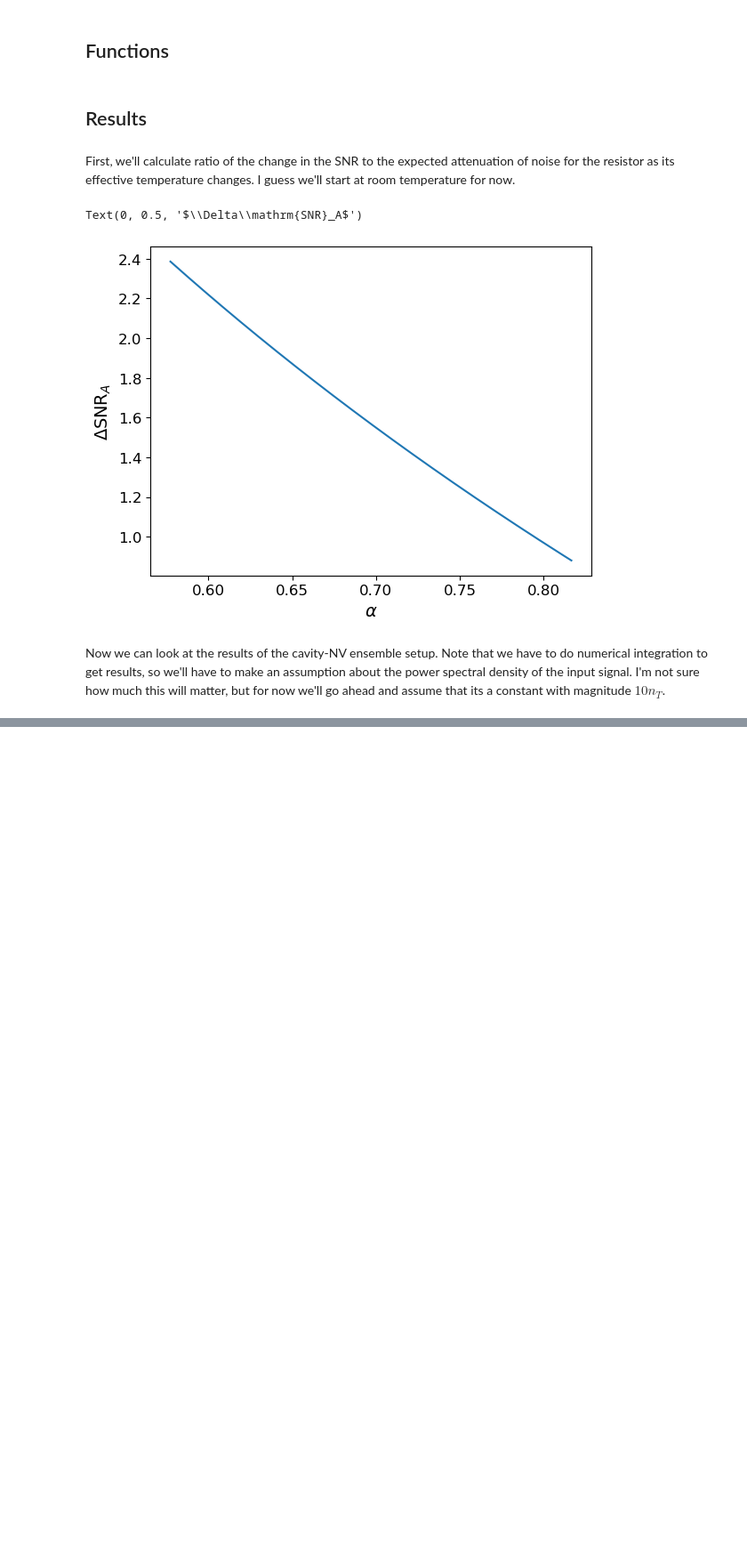
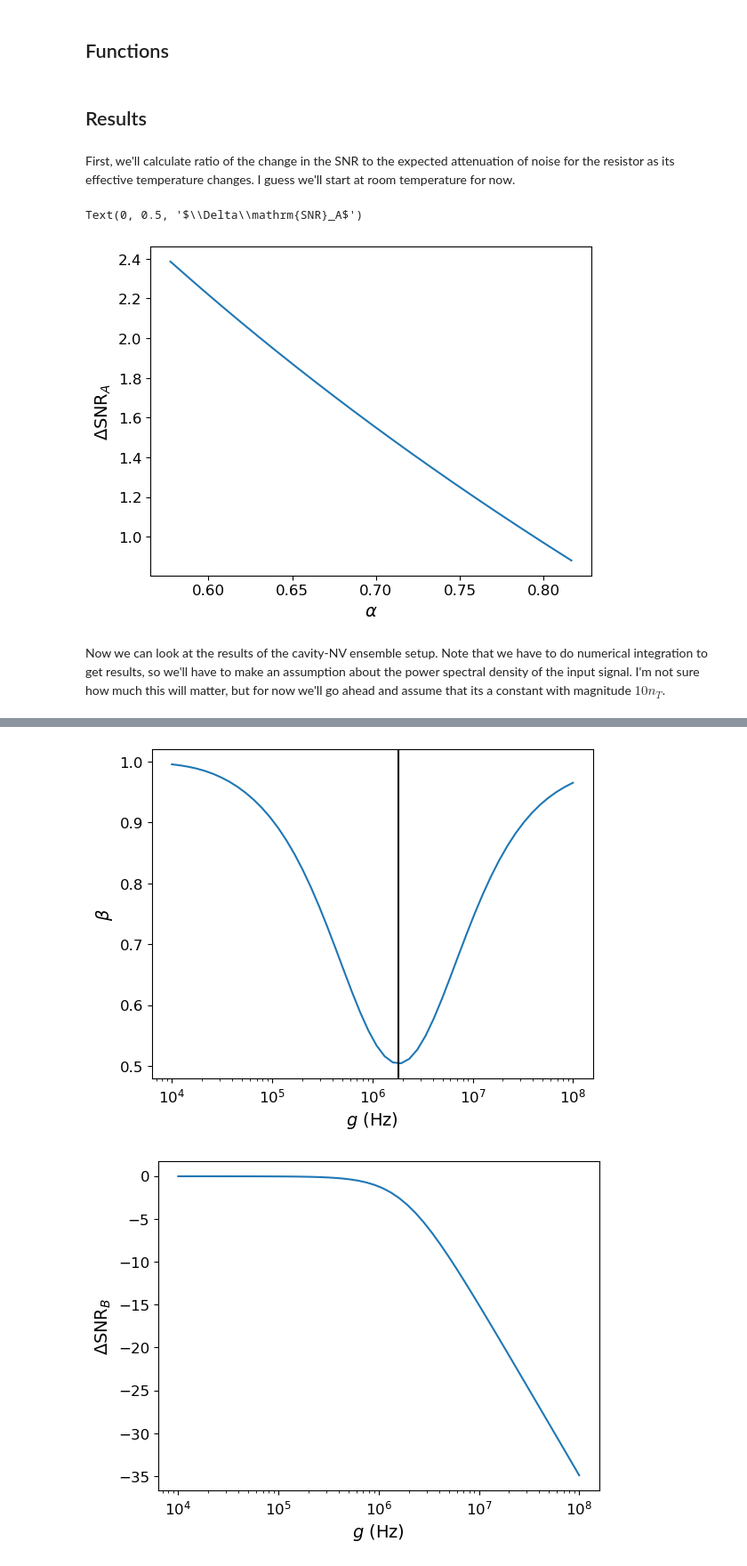
Before and after one commit to jleamer/mode_cooling, a Jupyter notebook: attenuation_comparison.ipynb, the cells around one changed output, grey strips where cells are left out. Shown at 89% size. Drawn from its saved outputs; the diff is of its cells as text; code cells hidden in the pictures; blank space fills up the shorter version.

```diff
--- a/attenuation_comparison.ipynb
+++ b/attenuation_comparison.ipynb
@@ -174,0 +190,29 @@ plt.xscale('log')
+# %%
+κ = 100 * γ
+Γ = κ
+
+# Let g vary
+g = np.logspace(4, 8)
+gm, ωm = np.meshgrid(g, ω)
+
+signal = output_signal(ωm, κ, γ, Γ, 2*gm, gm, 10*nT)
+noise = output_noise(ωm, κ, γ, Γ, 2*gm, gm, nT, nT, nT, nc)
+SNR_B = 10*np.log10(signal / noise)
+ΔSNR_B =  SNR_B - SNR_B_base
+β = noise / noise_base
+# %%
+plt.figure(1)
+plt.plot(g, β)
+plt.xlabel("$g$ (Hz)")
+plt.ylabel("$\\beta$")
+plt.axvline(x=κ, color='k')
+plt.xscale('log')
+
+plt.figure(2)
+plt.plot(g, ΔSNR_B)
+plt.xlabel("$g$ (Hz)")
+plt.ylabel("$\\Delta\\mathrm{SNR}_B$")
+plt.xscale('log')
+# %% [output]
+[figure, added]
+[figure, added]
```
Also changed, not shown: parts of 23 cells of this notebook, 6 other files.
